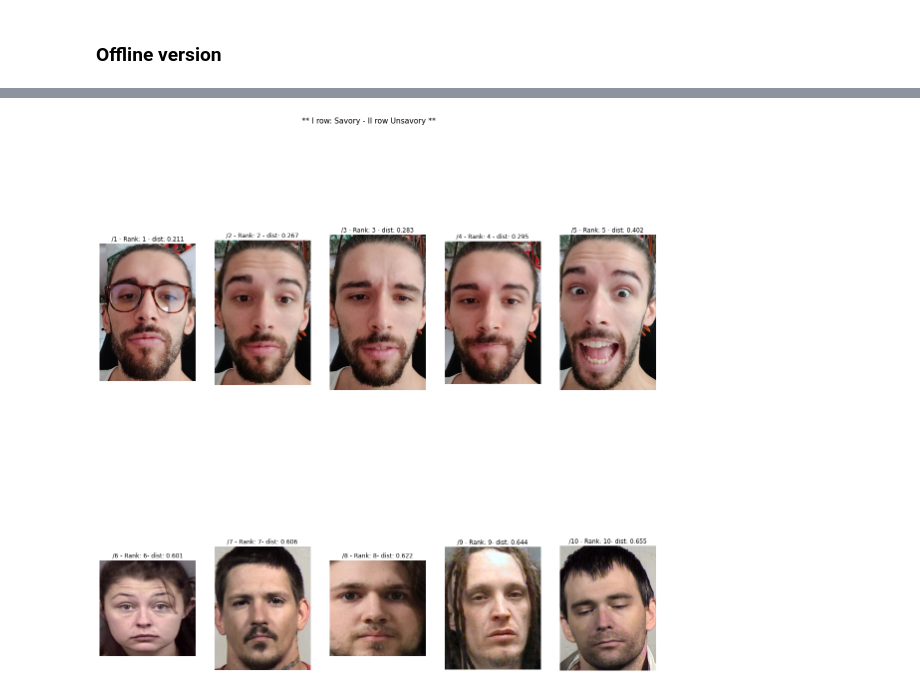
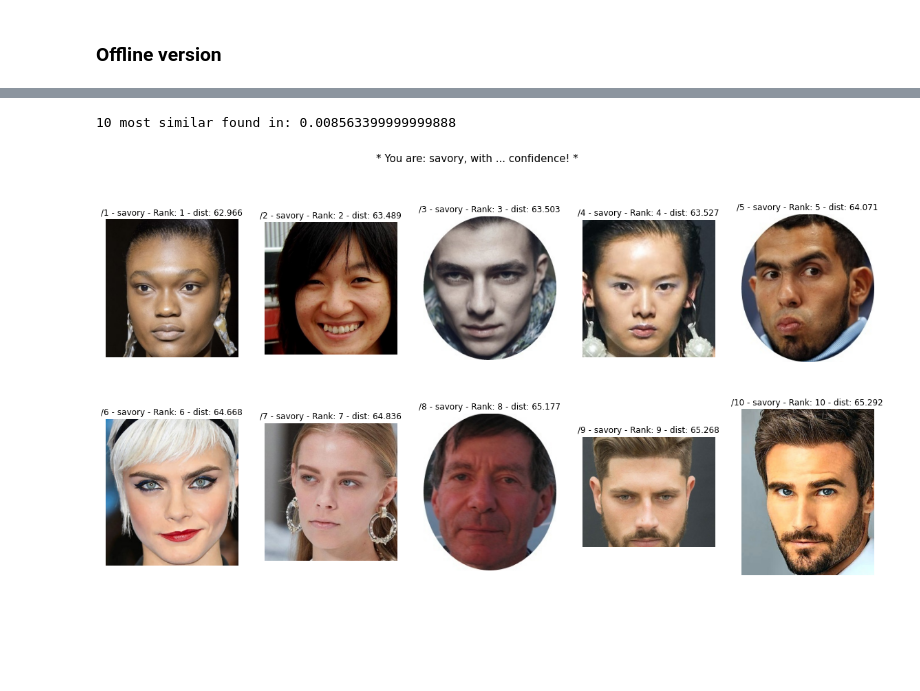
Before and after one commit to AlexGerry/Face_good_vs_bad, a Jupyter notebook: test_cbir.ipynb, the cells around one changed output, grey strips where cells are left out. Cells and saved outputs as stored; diff of their text form; code cells hidden in the pictures; blank space fills up the shorter version.

Commit message:
added cbir performance

```diff
--- a/test_cbir.ipynb
+++ b/test_cbir.ipynb
@@ -57,14 +61,15 @@ cnn_image_train_paths = "./src/CNN/cnn_withus/cnn_train_paths.pkl"
 # %%
 detector = MTCNN()
 # %%
-#model = DeepModel(
-#        classifier_path,
-#        siamese_embeddings,
-#        image_train_paths,
-#        siamese_savory,
-#        siamese_unsavory,
-#        (200, 200)
-#        )
+model = DeepModel(
+        classifier_path,
+        siamese_embeddings,
+        siamese_features,
+        image_train_paths,
+        siamese_savory,
+        siamese_unsavory,
+        (200, 200)
+        )
 color_model = ColorHistogram.load_model(new_color_path)
 bovw_model = BOVW.load_model(new_bovw_path)
 combined_model = CombinedModel.load_model(new_combined_path)
@@ -153,21 +164,28 @@ savory
 # %% [markdown]
 ### Offline version
 # %%
-img_path = "C:/Users/Jarvis/Desktop/io3.jpg"
+img_path = "C:/Users/Jarvis/Desktop/066.jpg"
 
 temp_dir = tempfile.TemporaryDirectory()
-print(temp_dir.name)
 
 faces = find_face_and_preprocess(img_path, detector)
 if len(faces) >= 1:
     for i, f in enumerate(faces):
+        f = (f*255).astype('uint8')
         image = Image.fromarray(f)
         image.save(temp_dir.name+"./temp_crop.jpg")
-        #result, most_similar_s, most_similar_u, feature, dist_s, dist_u = ColorHistogram.cbir(new_color_path, temp_dir.name+"./temp_crop.jpg", new_color_savory, new_color_unsavory, new_train_image_path_color)
-        #result, most_similar_s, most_similar_u, feature, dist_s, dist_u = cnn_model.cbir(temp_dir.name+"./temp_crop.jpg", cnn_savory, cnn_unsavory, cnn_image_train_paths)
-        result, most_similar_s, most_similar_u, feature, dist_s, dist_u = CombinedModel.cbir(new_combined_path, temp_dir.name+"./temp_crop.jpg", None, new_train_image_path_color)
-        print(result[0])
+        #pred_score, result, most_similar, feature, dist = ColorHistogram.cbir_performance(new_color_path, temp_dir.name+"./temp_crop.jpg", new_color_features, new_train_image_path_color, k=10)
+        #pred_score, result, most_similar, feature, dist = BOVW.cbir_performance(new_bovw_path, temp_dir.name+"./temp_crop.jpg", new_bovw_features, new_train_image_path_color, k=10)
+        #pred_score, result, most_similar, feature, dist = CombinedModel.cbir_performance(new_combined_path, temp_dir.name+"./temp_crop.jpg", None, new_train_image_path_color, k=10)
+        #pred_score, result, most_similar, feature, dist = cnn_model.cbir_performance(temp_dir.name+"./temp_crop.jpg", cnn_features, cnn_image_train_paths, k=10)
+        pred_score, result, most_similar, feature, dist = model.cbir_performance(image, k=10)
         # CBIR
-        imageSubplot(most_similar_s, most_similar_u, dist_s, dist_u)
+        len_similar = len(most_similar)
+        len_dists = len(dist[0])
+        most_similar_s = most_similar[:len_similar//2]
+        most_similar_u = most_similar[len_similar//2:]
+        dist_s = dist[0][:len_dists//2]
+        dist_u = dist[0][len_dists//2:]
+        imageSubplot_perfo(result[0], pred_score, most_similar_s, most_similar_u, dist_s, dist_u)
 else: print("faccia non trovata...")
 # %% [output]
@@ -191 +210,2 @@ savory
+10 most similar found in: 0.008563399999999888
-[figure, old version]
+[figure, new version]
```
Also changed, not shown: parts of 5 cells of this notebook, 5 other files.
